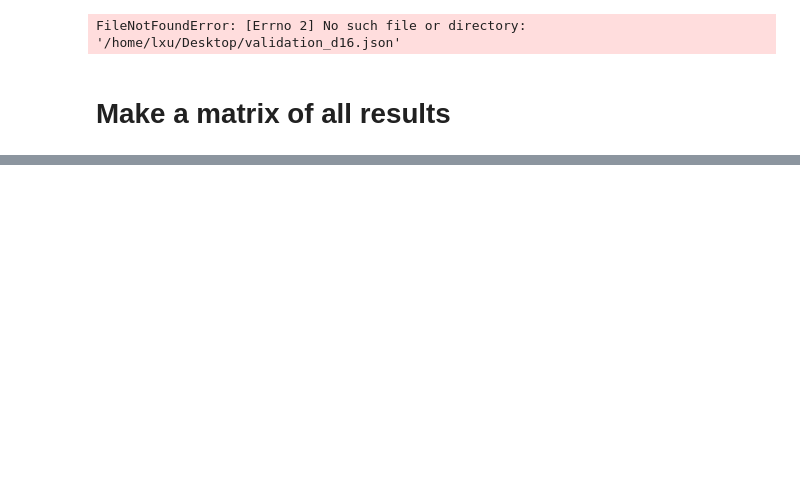
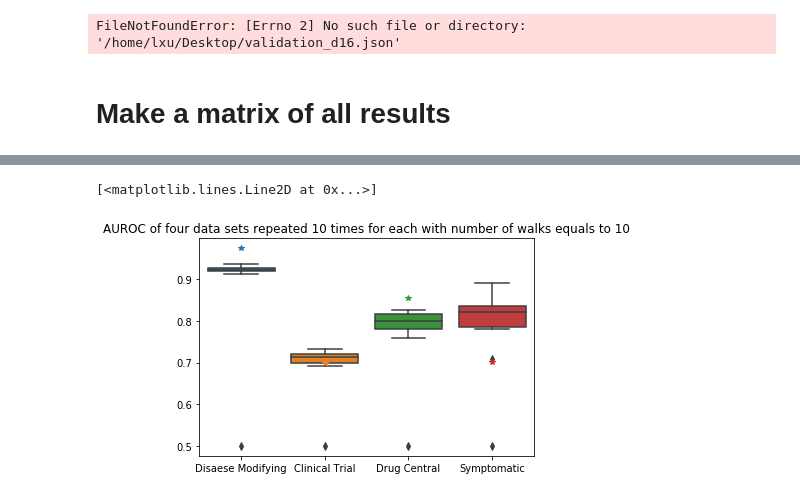
Before and after one commit to drugrelink/drugrelink, a Jupyter notebook: notebooks/plot_node2vec_optimization.ipynb, the cells around one changed output, grey strips where cells are left out. Drawn from its saved outputs; the diff is of its cells as text; code cells hidden in the pictures; blank space fills up the shorter version.

Commit message:
New boxplots

```diff
--- a/notebooks/plot_node2vec_optimization.ipynb
+++ b/notebooks/plot_node2vec_optimization.ipynb
@@ -214,0 +243,16 @@ plt.show()
+# %%
+p1 = sns.boxplot(data=nw10)
+p1.set_title('AUROC of four data sets repeated 10 times for each with number of walks equals to 10')
+plt.plot(['Disease Modifying'],[0.974],marker="*")
+plt.plot(['Clinical Trial'],[0.7],marker="*")
+plt.plot(['Drug Central'],[0.855],marker="*")
+plt.plot(['Symptomatic'],[0.702],marker="*")
+# dimensions = 48
+# walk length = 30
+# window = 10
+# p = 1
+# q = 1
+# num_walk = 10
+# %% [output]
+[<matplotlib.lines.Line2D at 0x...>]
+[figure, added]
```
Also changed, not shown: parts of 14 cells of this notebook, 3 other files.
